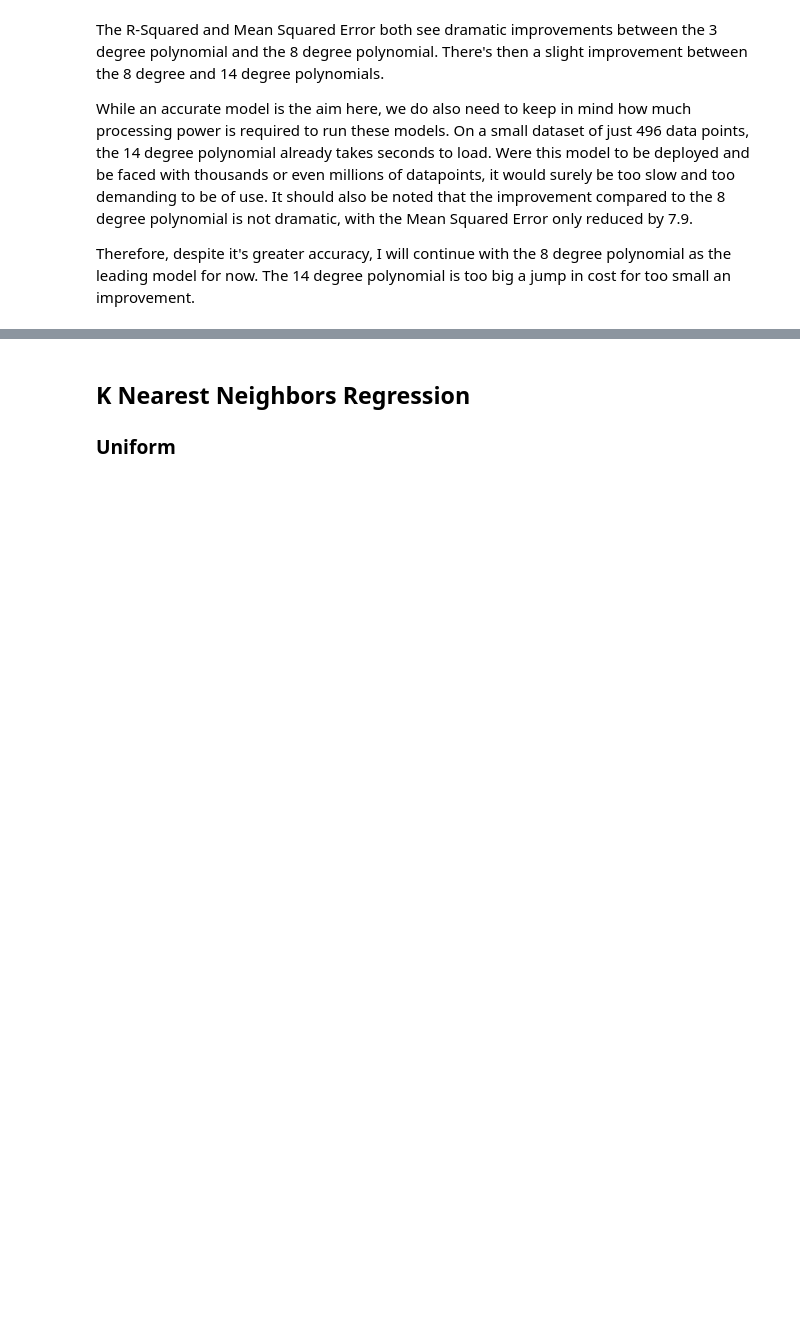
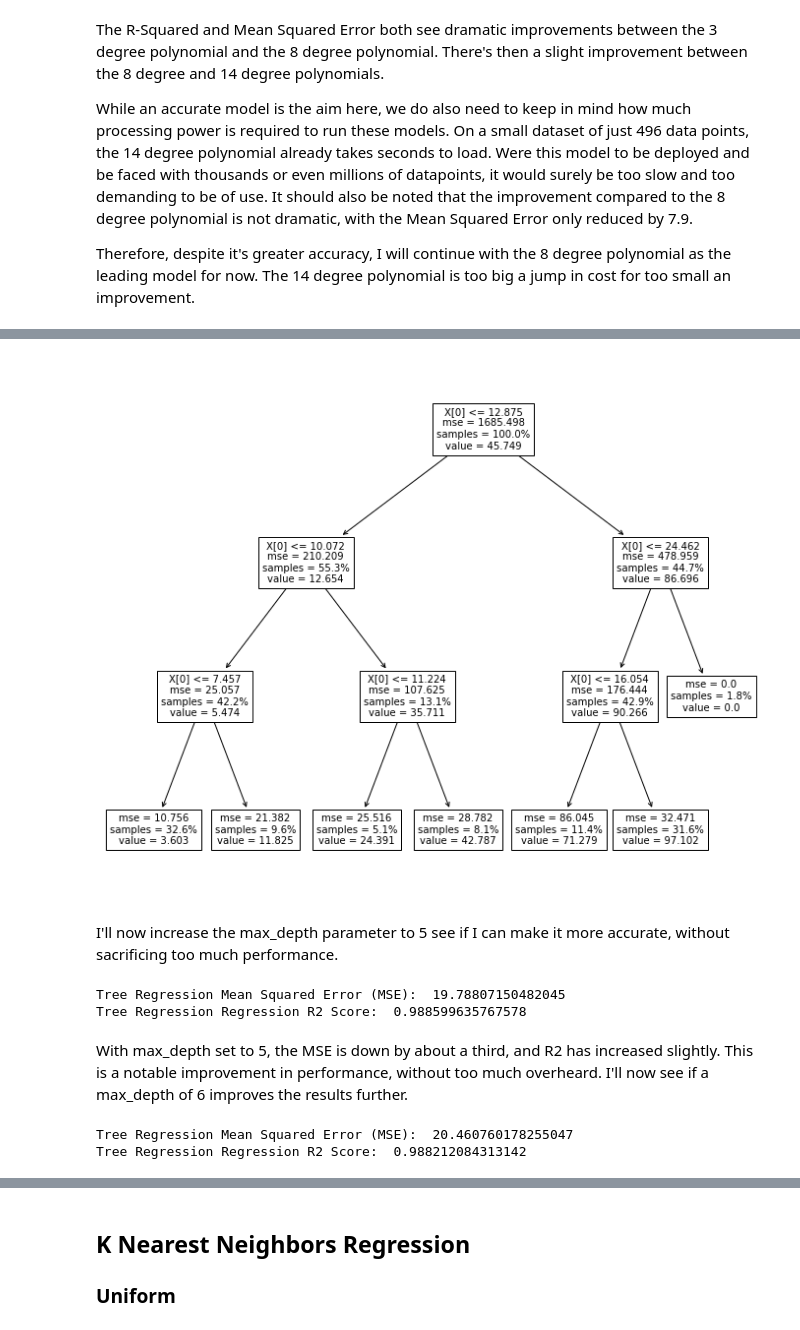
Before and after one commit to OtherBrian/fda-regression_project, a Jupyter notebook: Regression Project.ipynb, the cells around one changed output, grey strips where cells are left out. Saved outputs shown, nothing was run; the diff lists cells and outputs as text; code cells hidden in the pictures; blank space fills up the shorter version.

```diff
--- a/Regression Project.ipynb
+++ b/Regression Project.ipynb
@@ -495,0 +485,45 @@ tree.plot_tree(clf)
+# %%
+plt.figure(figsize = (12, 10))
+tree.plot_tree(clf, proportion = True);
+# %% [output]
+[figure, added]
+# %% [markdown]
+I'll now increase the max_depth parameter to 5 see if I can make it more accurate, without sacrificing too much performance.
+# %%
+#Creating the DecisionTreeRegressor object with max_depth 3.
+clf = tree.DecisionTreeRegressor(max_depth=5)
+
+#Fitting the training data.
+clf = clf.fit(X_train, y_train)
+
+# Predict the sorted y_test values for performance comparison.
+tree_5_predictions = clf.predict(X_test)
+
+tree_5_mse = mean_squared_error(y_test, tree_5_predictions)
+tree_5_r2 = r2_score(y_test, tree_5_predictions)
+
+print("Tree Regression Mean Squared Error (MSE): ", tree_5_mse)
+print("Tree Regression Regression R2 Score: ", tree_5_r2)
+# %% [output]
+Tree Regression Mean Squared Error (MSE):  19.78807150482045
+Tree Regression Regression R2 Score:  0.988599635767578
+# %% [markdown]
+With max_depth set to 5, the MSE is down by about a third, and R2 has increased slightly. This is a notable improvement in performance, without too much overheard. I'll now see if a max_depth of 6 improves the results further.
+# %%
+#Creating the DecisionTreeRegressor object with max_depth 3.
+clf = tree.DecisionTreeRegressor(max_depth=6)
+
+#Fitting the training data.
+clf = clf.fit(X_train, y_train)
+
+# Predict the sorted y_test values for performance comparison.
+tree_5_predictions = clf.predict(X_test)
+
+tree_5_mse = mean_squared_error(y_test, tree_5_predictions)
+tree_5_r2 = r2_score(y_test, tree_5_predictions)
+
+print("Tree Regression Mean Squared Error (MSE): ", tree_5_mse)
+print("Tree Regression Regression R2 Score: ", tree_5_r2)
+# %% [output]
+Tree Regression Mean Squared Error (MSE):  20.460760178255047
+Tree Regression Regression R2 Score:  0.988212084313142
```
Also changed, not shown: parts of 35 cells of this notebook.
